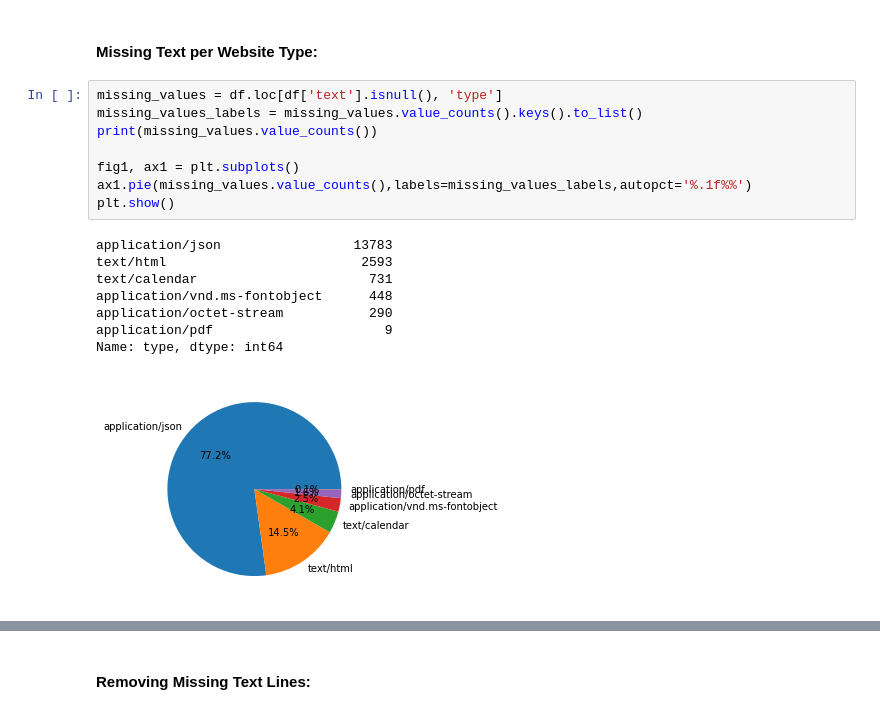
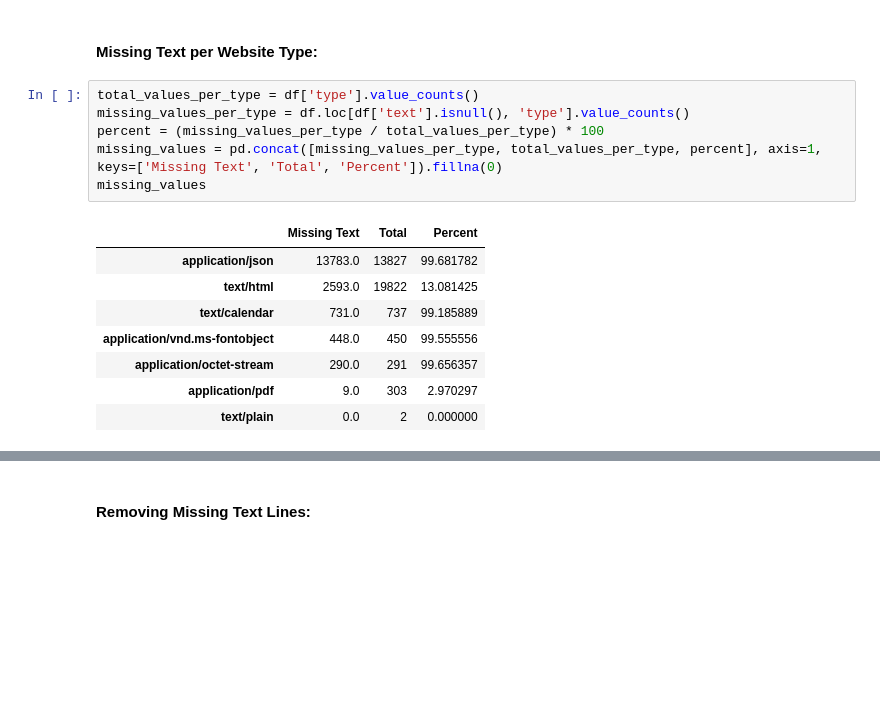
Before and after one commit to mariacrnr/feup-pri, a Jupyter notebook: data_preparation.ipynb, the cells around one changed output, grey strips where cells are left out. Drawn from its saved outputs; the diff is of its cells as text; blank space fills up the shorter version.

```diff
--- a/data_preparation.ipynb
+++ b/data_preparation.ipynb
@@ -105,20 +105,18 @@ missing_data
 | text | 17854 | 50.389478 |
 # %% [markdown]
 #### Missing Text per Website Type:
-# %%
-missing_values = df.loc[df['text'].isnull(), 'type']
-missing_values_labels = missing_values.value_counts().keys().to_list()
-print(missing_values.value_counts())
-
-fig1, ax1 = plt.subplots()
-ax1.pie(missing_values.value_counts(),labels=missing_values_labels,autopct='%.1f%%')
-plt.show()
-# %% [output]
-application/json                 13783
-text/html                         2593
-text/calendar                      731
-application/vnd.ms-fontobject      448
-application/octet-stream           290
-application/pdf                      9
-Name: type, dtype: int64
-[figure, removed]
+# %%
+total_values_per_type = df['type'].value_counts()
+missing_values_per_type = df.loc[df['text'].isnull(), 'type'].value_counts()
+percent = (missing_values_per_type / total_values_per_type) * 100
+missing_values = pd.concat([missing_values_per_type, total_values_per_type, percent], axis=1, keys=['Missing Text', 'Total', 'Percent']).fillna(0)
+missing_values
+# %% [output]
+|  | Missing Text | Total | Percent |
+| application/json | 13783.0 | 13827 | 99.681782 |
+| text/html | 2593.0 | 19822 | 13.081425 |
+| text/calendar | 731.0 | 737 | 99.185889 |
+| application/vnd.ms-fontobject | 448.0 | 450 | 99.555556 |
+| application/octet-stream | 290.0 | 291 | 99.656357 |
+| application/pdf | 9.0 | 303 | 2.970297 |
+| text/plain | 0.0 | 2 | 0.000000 |
```
Also changed, not shown: parts of 3 cells of this notebook.
